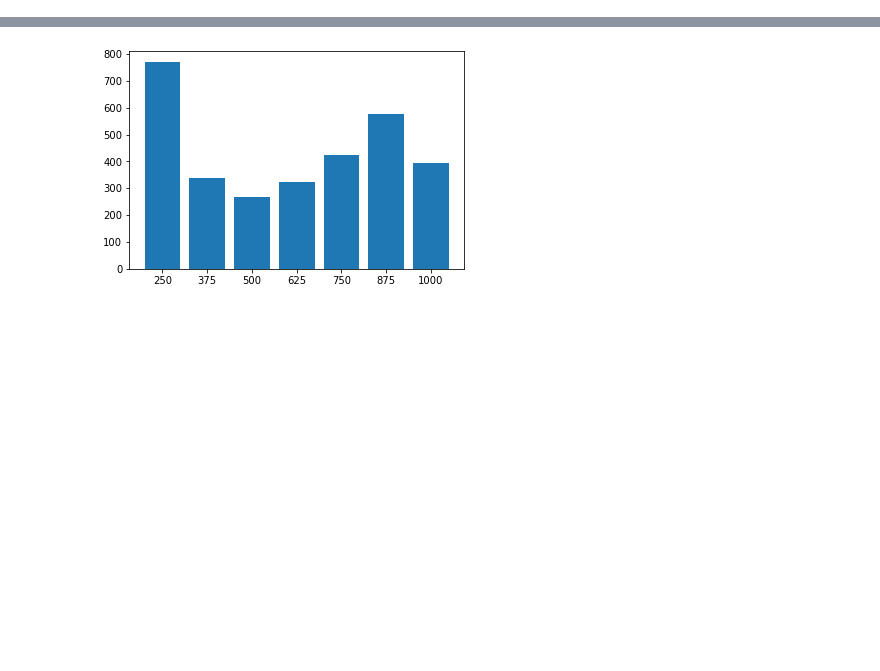
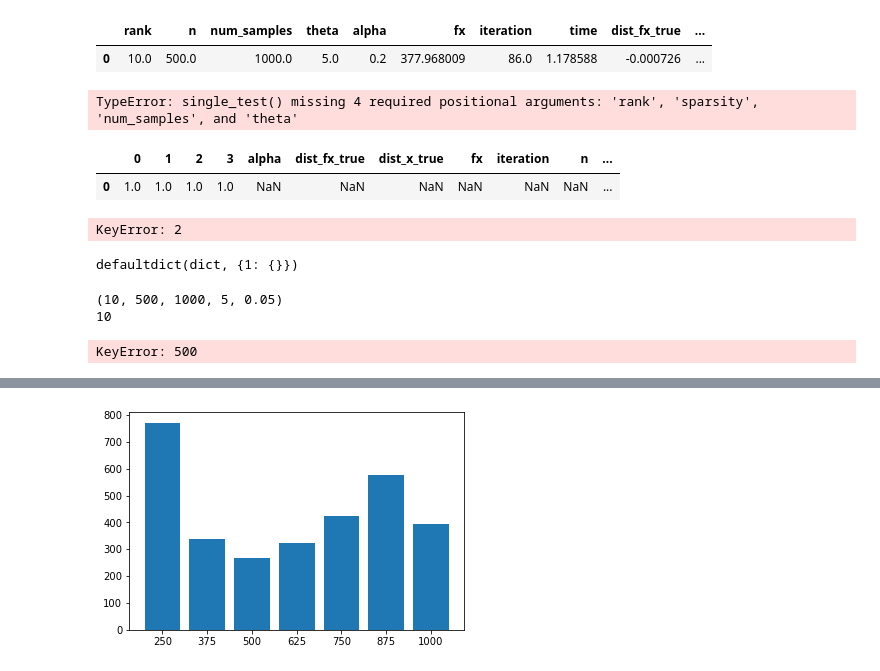
Before and after one commit to simonvary/pynopt, a Jupyter notebook: test_oblique_relax.ipynb, the cells around one changed output, grey strips where cells are left out. Cells and saved outputs as stored; diff of their text form; code cells hidden in the pictures; blank space fills up the shorter version.

```diff
--- a/test_oblique_relax.ipynb
+++ b/test_oblique_relax.ipynb
@@ -21,0 +117,2 @@ thetas = 5
+# %%
+test_results = pd.DataFrame(columns=list(params.keys()) + track_fields)
@@ -21,0 +145,18 @@ thetas = 5
+# %%
+test_results = test_results.append(point, ignore_index=True)
+# %%
+test_results
+# %% [output]
+|  | rank | n | num_samples | theta | alpha | fx | iteration | time | dist_fx_true | ... |
+| 0 | 10.0 | 500.0 | 1000.0 | 5.0 | 0.2 | 377.968009 | 86.0 | 1.178588 | -0.000726 | ... |
+# %%
+_, final_values, _ = Benchmark1.single_test(solver_ospca.solve, point)
+# %% [output]
+TypeError: single_test() missing 4 required positional arguments: 'rank', 'sparsity', 'num_samples', and 'theta'
+# %%
+test_results = test_results.append([[1,1,1,1]])
+# %%
+test_results
+# %% [output]
+|  | 0 | 1 | 2 | 3 | alpha | dist_fx_true | dist_x_true | fx | iteration | n | ... |
+| 0 | 1.0 | 1.0 | 1.0 | 1.0 | NaN | NaN | NaN | NaN | NaN | NaN | ... |
@@ -21,0 +168,17 @@ thetas = 5
+# %%
+new_dic[1][2][4] = 'hello'
+# %% [output]
+KeyError: 2
+# %%
+new_dic
+# %% [output]
+defaultdict(dict, {1: {}})
+# %%
+for ele in new_list:
+    print(ele)
+    print(ele[0])
+    new_dic[ele[0]][ele[1]][ele[2]][ele[3]][ele[4]] = {}
+# %% [output]
+(10, 500, 1000, 5, 0.05)
+10
+KeyError: 500
```
Also changed, not shown: parts of 28 cells of this notebook, 4 other files.
